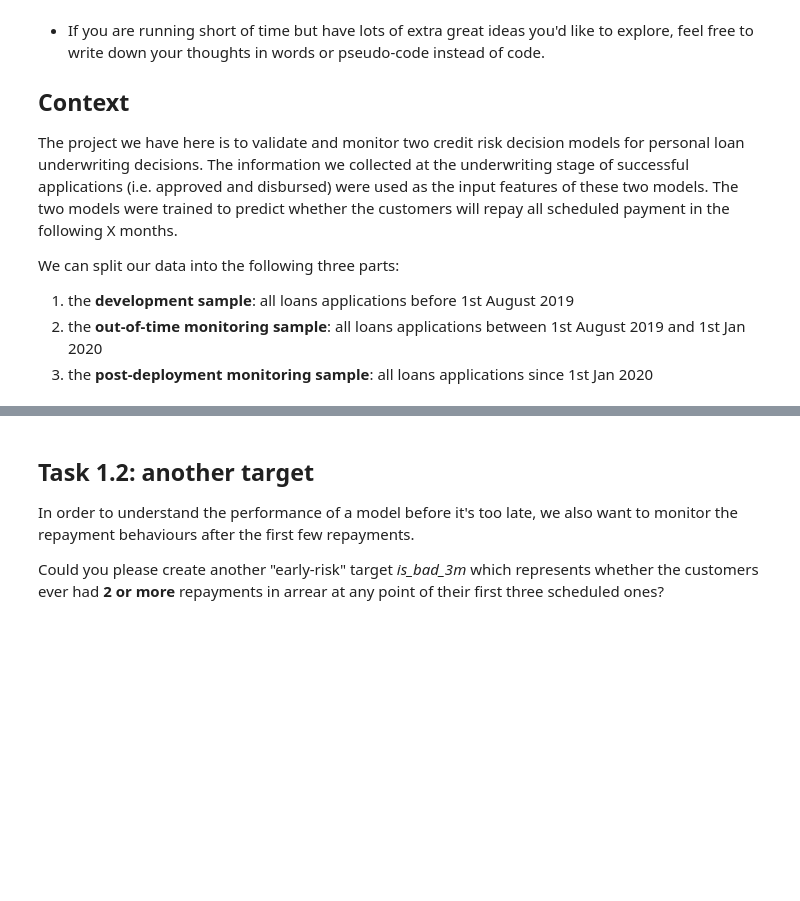
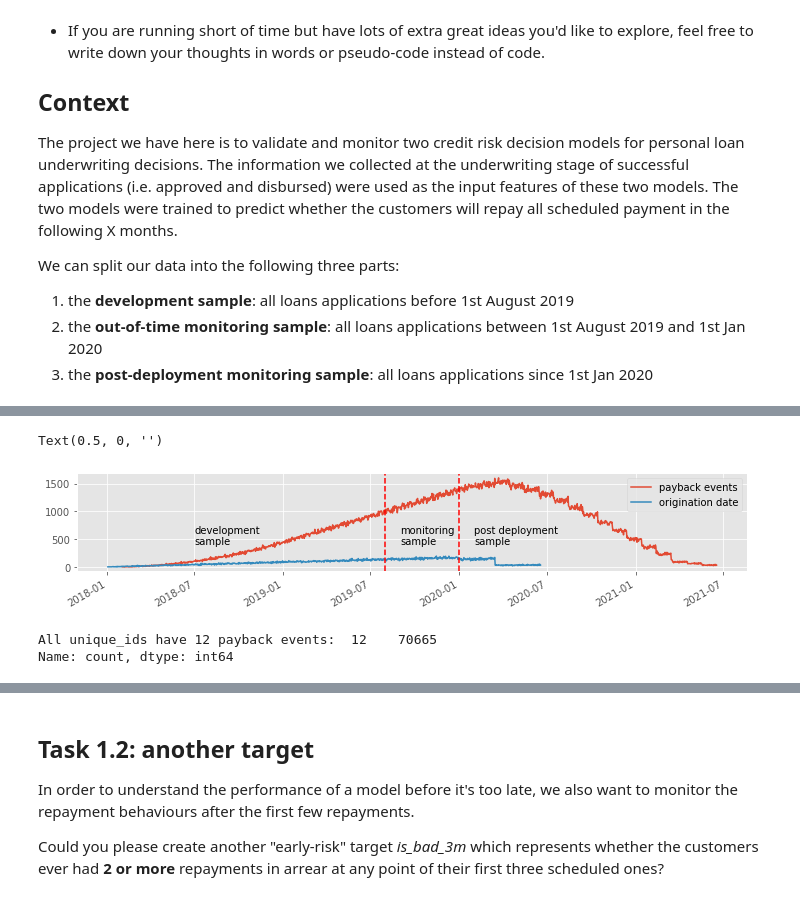
Before and after one commit to FelixHoeschle/m_take_home, a Jupyter notebook: felix_hoschle_take_home.ipynb, the cells around one changed output, grey strips where cells are left out. Drawn from its saved outputs; the diff is of its cells as text; code cells hidden in the pictures; blank space fills up the shorter version.

```diff
--- a/felix_hoschle_take_home.ipynb
+++ b/felix_hoschle_take_home.ipynb
@@ -40,0 +28,8 @@ Although we are proud of our data infrastructure, it's always a good practice to
+# %%
+import pandas as pd
+import numpy as np
+import matplotlib.pyplot as plt
+from sklearn.metrics import roc_curve, roc_auc_score
+import warnings
+
+plt.style.use('ggplot')
@@ -40,0 +169,5 @@ Although we are proud of our data infrastructure, it's always a good practice to
+# %%
+
+# Replace is_bad_12m with is_bad_12m_new
+ap_df['is_bad_12m'] = ap_df['is_bad_12m_new']
+ap_df = ap_df.drop(columns=['is_bad_12m_new'])
@@ -40,0 +178,23 @@ Although we are proud of our data infrastructure, it's always a good practice to
+# %%
+# CONVERT DATE COLUMNS TO DATETIME
+mo_df["date"] = pd.to_datetime(mo_df["date"])
+ap_df["origination_date"] = pd.to_datetime(ap_df["origination_date"])
+
+plt.figure(figsize=(12,2))
+
+mo_df.groupby("date").size().plot()
+ap_df.groupby("origination_date").size().plot()
+
+# add verticle lines on 2019-08-01 and 2020-01-01
+plt.axvline(x=pd.to_datetime("2019-08-01"), color="red", linestyle="--")
+plt.axvline(x=pd.to_datetime("2020-01-01"), color="red", linestyle="--")
+# add text at 2018-07 saying 'development sample'
+plt.text(pd.to_datetime("2018-07-01"), 400, "development\nsample")
+plt.text(pd.to_datetime("2019-09-01"), 400, "monitoring\nsample")
+plt.text(pd.to_datetime("2020-02-01"), 400, "post deployment\nsample")
+
+plt.legend(["payback events", "origination date"])
+plt.xlabel("")
+# %% [output]
+Text(0.5, 0, '')
+[figure, added]
@@ -40,0 +206,7 @@ Although we are proud of our data infrastructure, it's always a good practice to
+# %%
+# 1. Exactly 12 payback events per unique_id?
+# Result: Yes
+print('All unique_ids have 12 payback events: ', mo_df.groupby('unique_id').size().value_counts())
+# %% [output]
+All unique_ids have 12 payback events:  12    70665
+Name: count, dtype: int64
```
Also changed, not shown: parts of 43 cells of this notebook.
